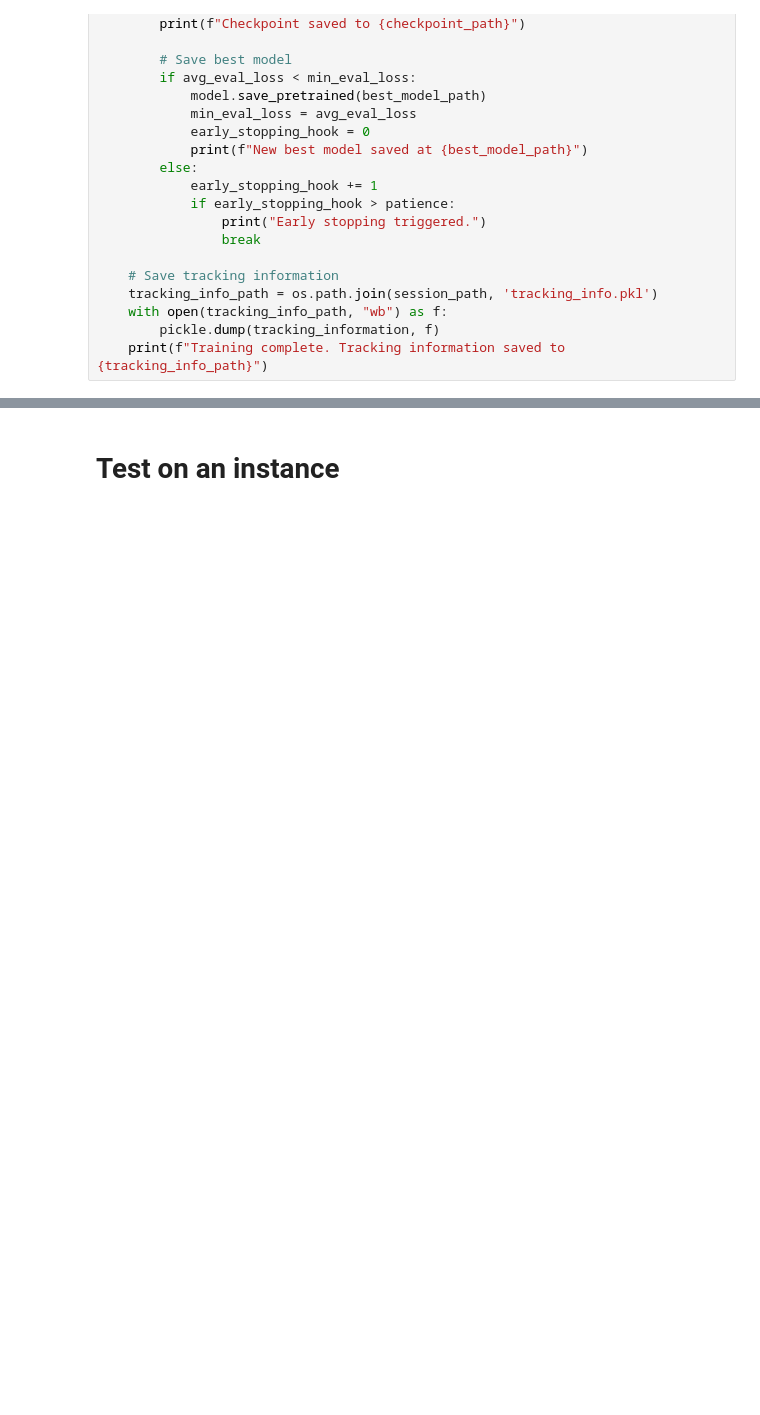
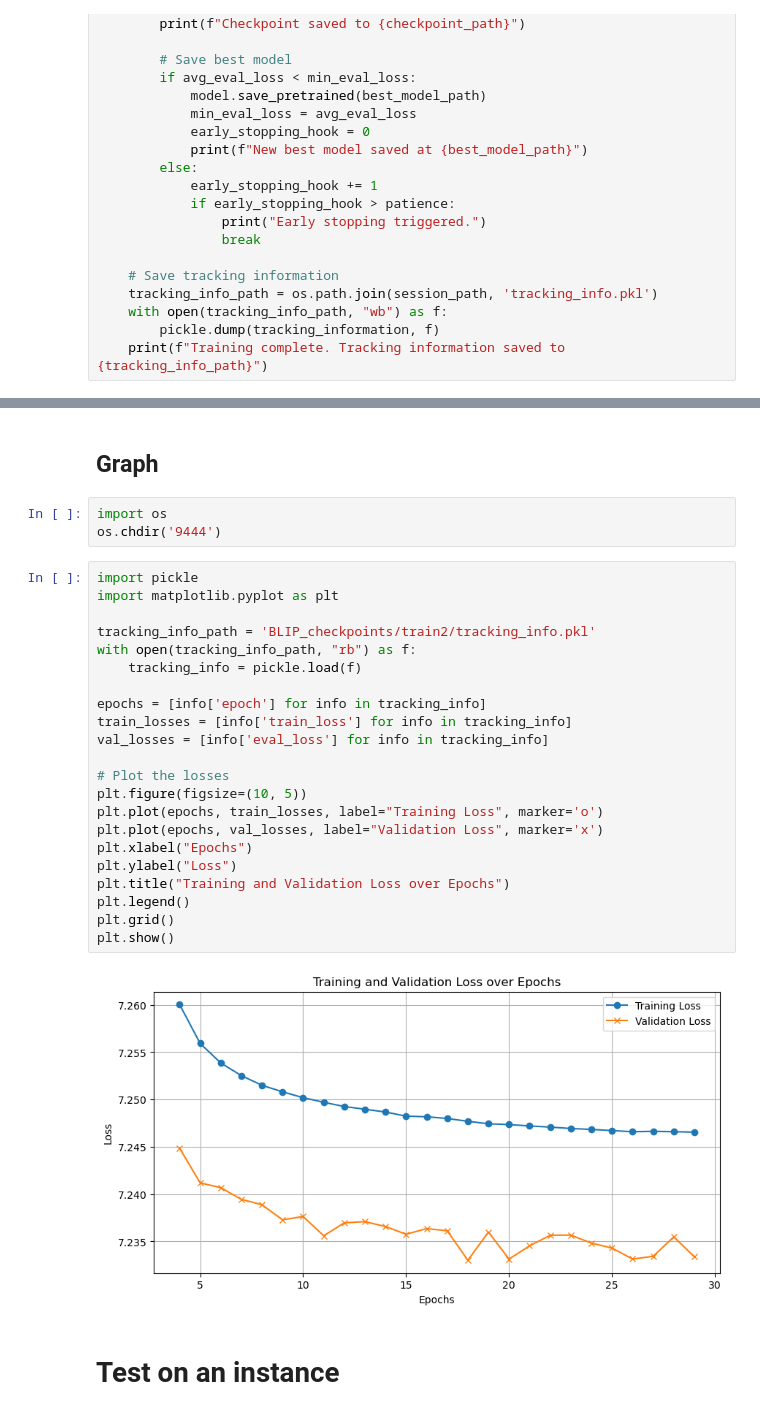
Before and after one commit to lesliebiubiubiu/BLIP_VQA_fine_tuning, a Jupyter notebook: BLIP_fine_tune_ver2_colab.ipynb, the cells around one changed output, grey strips where cells are left out. Cells and saved outputs as stored; diff of their text form; blank space fills up the shorter version.

Commit message:
training results and loss graph

```diff
--- a/BLIP_fine_tune_ver2_colab.ipynb
+++ b/BLIP_fine_tune_ver2_colab.ipynb
@@ -325,3 +335,32 @@ train(
+# %% [markdown]
+## Graph
+# %%
+import os
+os.chdir('9444')
+# %%
+import pickle
+import matplotlib.pyplot as plt
+
+tracking_info_path = 'BLIP_checkpoints/train2/tracking_info.pkl'
+with open(tracking_info_path, "rb") as f:
+    tracking_info = pickle.load(f)
+
+epochs = [info['epoch'] for info in tracking_info]
+train_losses = [info['train_loss'] for info in tracking_info]
+val_losses = [info['eval_loss'] for info in tracking_info]
+
+# Plot the losses
+plt.figure(figsize=(10, 5))
+plt.plot(epochs, train_losses, label="Training Loss", marker='o')
+plt.plot(epochs, val_losses, label="Validation Loss", marker='x')
+plt.xlabel("Epochs")
+plt.ylabel("Loss")
+plt.title("Training and Validation Loss over Epochs")
+plt.legend()
+plt.grid()
+plt.show()
+# %% [output]
+[figure, added]
 # %% [markdown]
 # Test on an instance
 # %%
```
Also changed, not shown: parts of 11 cells of this notebook, 1 other file.
